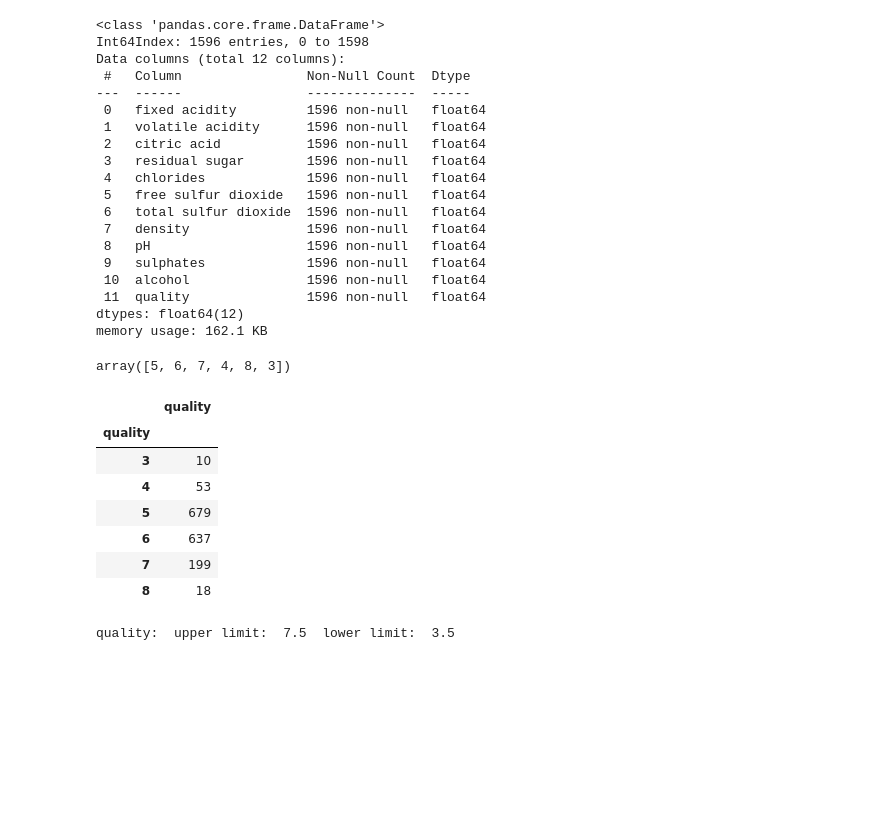
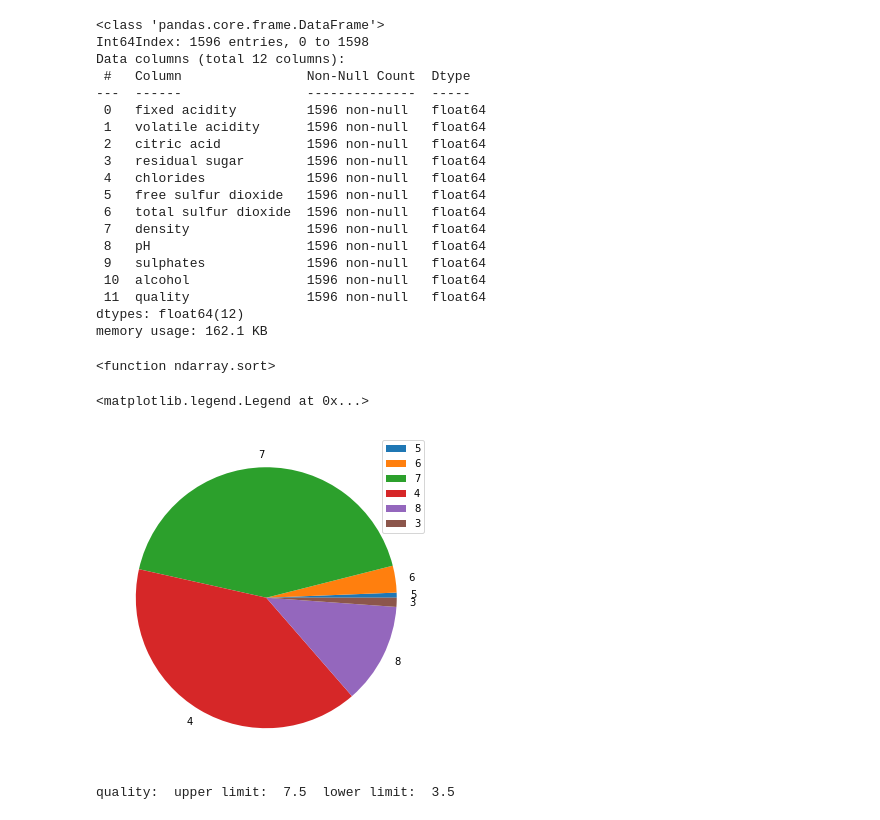
Before and after one commit to Shanu-Mathew/Wine-Qualilty-Prediction-App, a Jupyter notebook: Wine Quality Analysis.ipynb, the cells around one changed output. Drawn from its saved outputs; the diff is of its cells as text; code cells hidden in the pictures; blank space fills up the shorter version.

```diff
--- a/Wine Quality Analysis.ipynb
+++ b/Wine Quality Analysis.ipynb
@@ -138,20 +138,18 @@ memory usage: 162.1 KB
 # %%
 winedf['quality']= winedf['quality'].astype('int')
 # %%
-winedf['quality'].unique()
+winedf['quality'].unique().sort
 # %% [output]
-array([5, 6, 7, 4, 8, 3])
+<function ndarray.sort>
 # %%
-winedf.groupby('quality')[['quality']].count()
+piev=winedf.groupby('quality')[['quality']].count()
+piev.columns=['count']
+plt.figure(figsize=(8,6))
+plt.pie(piev['count'],labels=winedf['quality'].unique())
+plt.legend(winedf['quality'].unique())
 # %% [output]
-|  | quality |
-| quality |  |
-| 3 | 10 |
-| 4 | 53 |
-| 5 | 679 |
-| 6 | 637 |
-| 7 | 199 |
-| 8 | 18 |
+<matplotlib.legend.Legend at 0x...>
+[figure, added]
 # %%
 # finding the upper and lower limit of quality columns
 #
```
Also changed, not shown: parts of 19 cells of this notebook.
